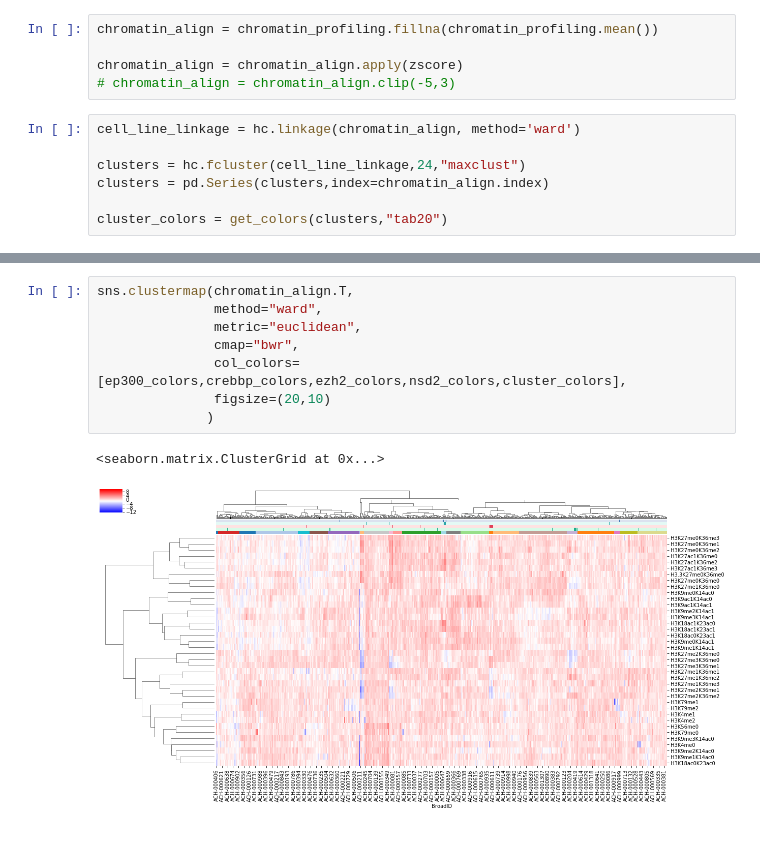
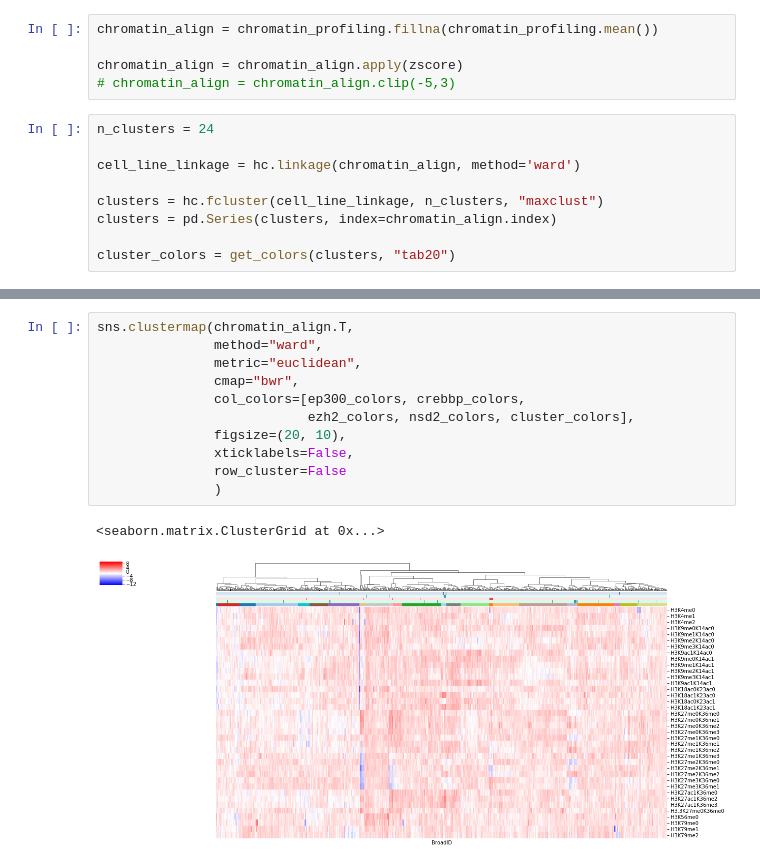
Before and after one commit to kevinhu/ccle-2019-analysis, a Jupyter notebook: notebooks/figure3_chromatin-profiling.ipynb, the cells around one changed output, grey strips where cells are left out. Saved outputs shown, nothing was run; the diff lists cells and outputs as text; blank space fills up the shorter version.

```diff
--- a/notebooks/figure3_chromatin-profiling.ipynb
+++ b/notebooks/figure3_chromatin-profiling.ipynb
@@ -81,9 +81,11 @@ chromatin_align = chromatin_profiling.fillna(chromatin_profiling.mean())
 chromatin_align = chromatin_align.apply(zscore)
 # chromatin_align = chromatin_align.clip(-5,3)
 # %%
+n_clusters = 24
+
 cell_line_linkage = hc.linkage(chromatin_align, method='ward')
 
-clusters = hc.fcluster(cell_line_linkage,24,"maxclust")
-clusters = pd.Series(clusters,index=chromatin_align.index)
+clusters = hc.fcluster(cell_line_linkage, n_clusters, "maxclust")
+clusters = pd.Series(clusters, index=chromatin_align.index)
 
-cluster_colors = get_colors(clusters,"tab20")
+cluster_colors = get_colors(clusters, "tab20")
@@ -90,11 +213,14 @@ cluster_colors = get_colors(clusters,"tab20")
 # %%
 sns.clustermap(chromatin_align.T,
                method="ward",
                metric="euclidean",
                cmap="bwr",
-               col_colors=[ep300_colors,crebbp_colors,ezh2_colors,nsd2_colors,cluster_colors],
-               figsize=(20,10)
-              )
+               col_colors=[ep300_colors, crebbp_colors,
+                           ezh2_colors, nsd2_colors, cluster_colors],
+               figsize=(20, 10),
+               xticklabels=False,
+               row_cluster=False
+               )
 # %% [output]
 <seaborn.matrix.ClusterGrid at 0x...>
-[figure, old version]
+[figure, new version]
```
Also changed, not shown: parts of 5 cells of this notebook.
